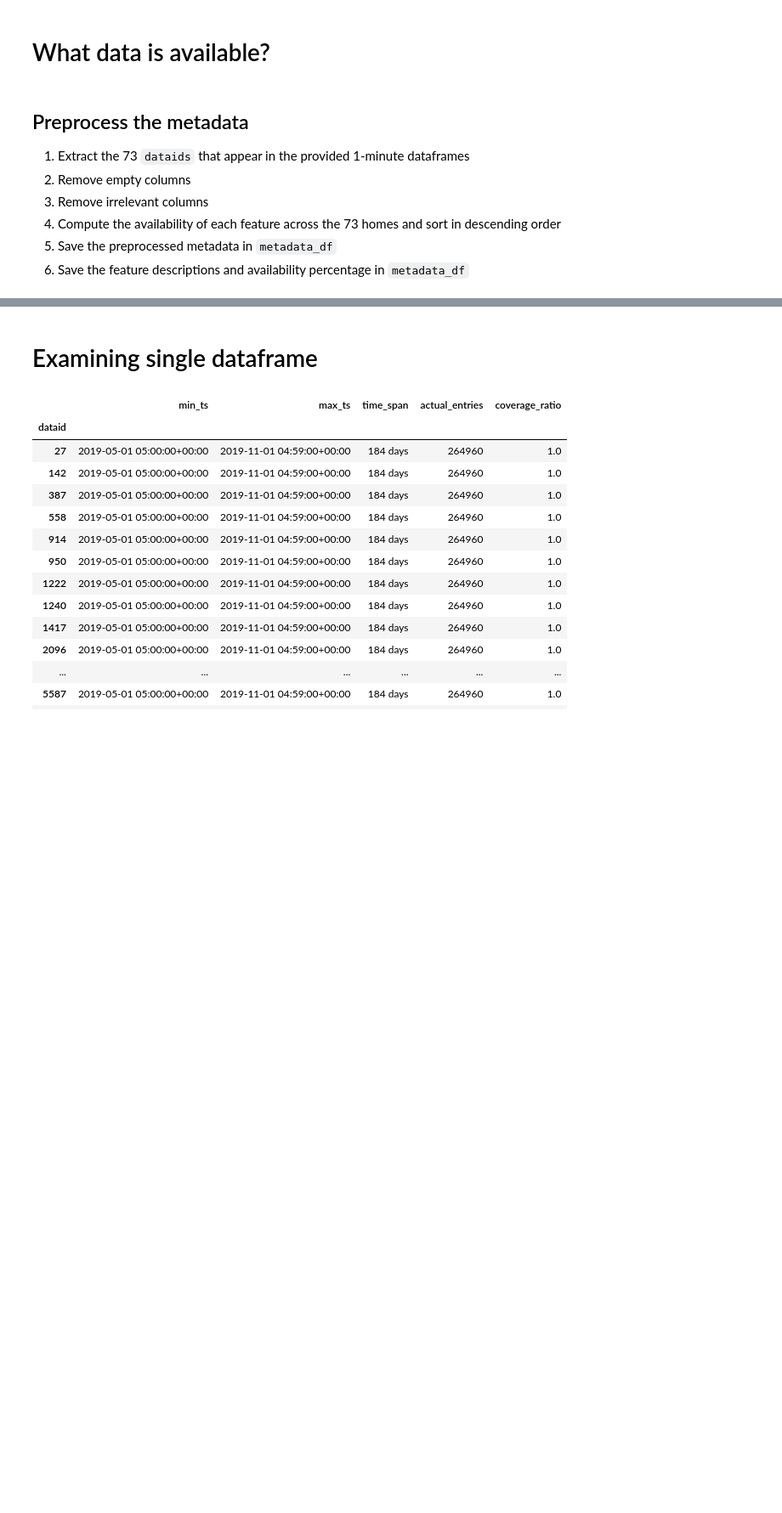
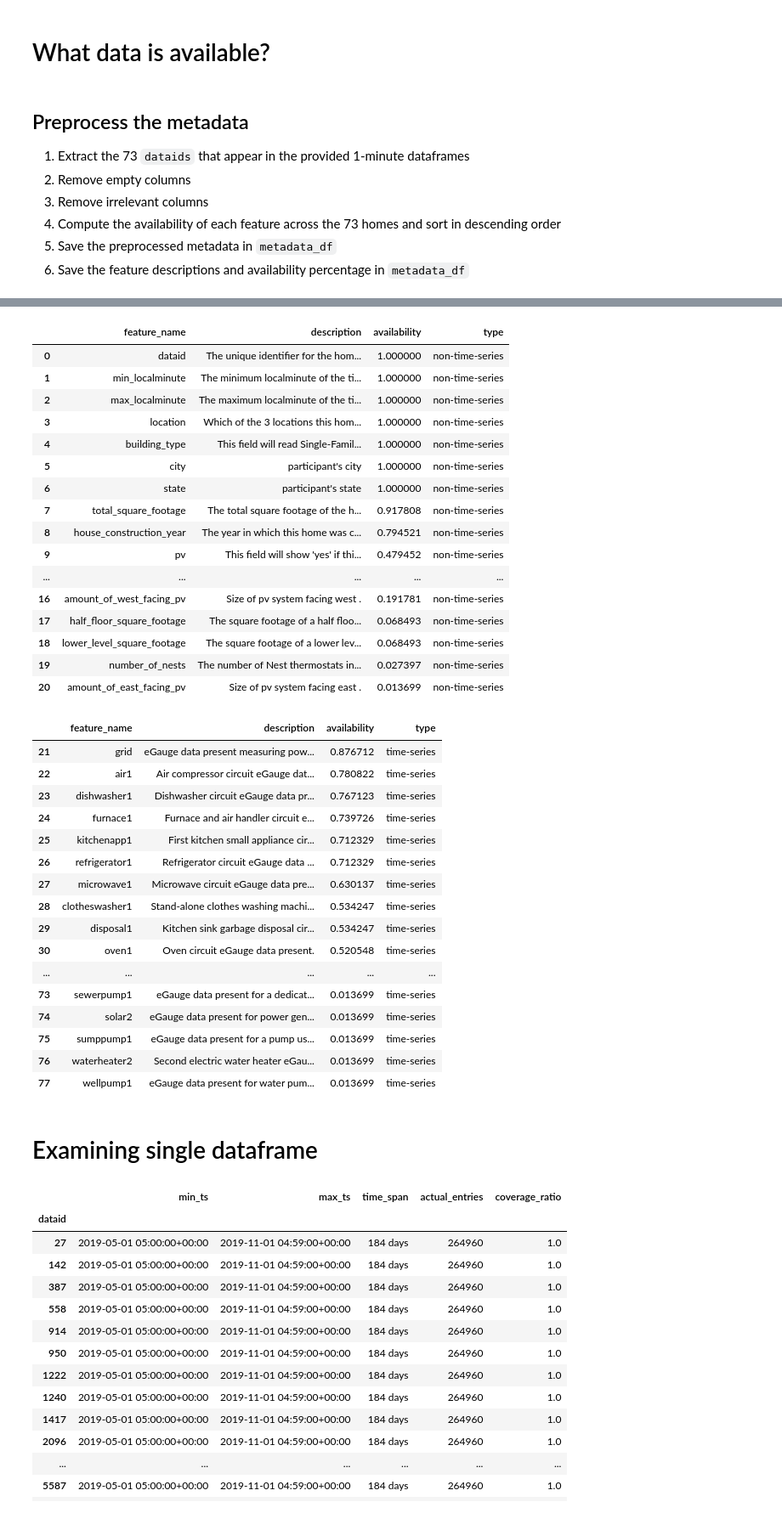
Before and after one commit to jackellishsieh/residential-power-forecasting, a Jupyter notebook: notebooks/jack/jack-pecan-eda.ipynb, the cells around one changed output, grey strips where cells are left out. Shown at 85% size. Saved outputs shown, nothing was run; the diff lists cells and outputs as text; code cells hidden in the pictures; blank space fills up the shorter version.

Commit message:
Update metadata processing

```diff
--- a/notebooks/jack/jack-pecan-eda.ipynb
+++ b/notebooks/jack/jack-pecan-eda.ipynb
@@ -56,23 +104,13 @@ if not os.path.exists(PROCESSED_METADATA_PATH):
 
     # Extract row 0, which provides string descriptions of each of the metadata columns
     description_row = raw_metadata_df.iloc[0]
-    metadata_df = raw_metadata_df.iloc[1:]
+    raw_metadata_df = raw_metadata_df.iloc[1:]
 
     # Convert columns to numeric
     raw_metadata_df = raw_metadata_df.apply(lambda col: pd.to_numeric(col, errors='coerce').fillna(col)).convert_dtypes()
 
-    # For each location, extract the entries that are in the dataids
-    metadata_df = pd.DataFrame()
-    for location, dataids in location_dataids.items():
-        location_metadata_df = raw_metadata_df[raw_metadata_df["dataid"].isin(dataids)]
-        location_metadata_df["location"] = location
-        metadata_df = pd.concat([metadata_df, location_metadata_df])
-    del raw_metadata_df
-
-    print(f"metadata_df['location'].value_counts(): {metadata_df['location'].value_counts()}")
-
-    print(f"metadata_df.columns={metadata_df.columns}")
-    print(f"description_row.index={description_row.index}")
+    # Join the pre-metadata dataframe with the raw metadata dataframe using the dataid column
+    metadata_df = pd.merge(pre_metadata_df, raw_metadata_df, on="dataid", how="left")
 
     # Drop the columns that are all NaN
     empty_metadata_cols = metadata_df.columns[metadata_df.isna().all()]
@@ -93,31 +131,31 @@ if not os.path.exists(PROCESSED_METADATA_PATH):
         for col in metadata_df.columns
     }
 
-    # Identify "data present" columns
-    data_present_cols = set(description_row[
+    # Identify "time series" columns, identified by the description row containing "data present"
+    time_series_cols = sorted(description_row[
         description_row.str.contains("data present", case=False, na=False)
-    ].index.tolist())
+    ].index.tolist(), key=lambda c: availability[c], reverse=True)
 
     # Sort each group by availability descending
-    non_data_present_cols_sorted = sorted(
-        [c for c in metadata_df.columns if c not in ("location", "dataid") and c not in data_present_cols],
+    non_time_series_cols = sorted(
+        [c for c in metadata_df.columns if c not in time_series_cols],
         key=lambda c: availability[c], reverse=True,
     )
-    data_present_cols_sorted = sorted(
-        data_present_cols, key=lambda c: availability[c], reverse=True,
-    )
-    all_ordered_cols = ["location", "dataid"] + non_data_present_cols_sorted + data_present_cols_sorted
+    all_ordered_cols = non_time_series_cols + time_series_cols
 
     # Build description_df covering all columns
     description_df = pd.DataFrame(
         {
-            "description": [description_row.get(c, "Which of the 3 data subsets this entry belongs to") for c in all_ordered_cols],
+            "feature_name": all_ordered_cols,
+            "description": [description_row.get(c, {
+                "min_localminute": "The minimum localminute of the time series data present for this home",
+                "max_localminute": "The maximum localminute of the time series data present for this home",
+                "location": "Which of the 3 locations this home belongs to",
+            }.get(c, "Missing description")) for c in all_ordered_cols],
             "availability": [availability[c] for c in all_ordered_cols],
-            "type": ["location", "dataid"] + ["non-data-present"] * len(non_data_present_cols_sorted) + ["data-present"] * len(data_present_cols_sorted),
+            "type":  ["non-time-series"] * len(non_time_series_cols) + ["time-series"] * len(time_series_cols),
         },
-        index=all_ordered_cols,
     )
-    display(description_df)
 
     # Reorder metadata_df:
     #   location | dataid | non-data-present cols (desc. availability) | data-present cols (desc. availability)
@@ -167,3 +184,41 @@ Description dataframe saved to /Users/jackhsieh/Downloads//residential-power-for
+# %%
+display(description_df[description_df["type"] == "non-time-series"])
+display(description_df[description_df["type"] == "time-series"])
+# %% [output]
+|  | feature_name | description | availability | type |
+| 0 | dataid | The unique identifier for the hom... | 1.000000 | non-time-series |
+| 1 | min_localminute | The minimum localminute of the ti... | 1.000000 | non-time-series |
+| 2 | max_localminute | The maximum localminute of the ti... | 1.000000 | non-time-series |
+| 3 | location | Which of the 3 locations this hom... | 1.000000 | non-time-series |
+| 4 | building_type | This field will read Single-Famil... | 1.000000 | non-time-series |
+| 5 | city | participant's city | 1.000000 | non-time-series |
+| 6 | state | participant's state | 1.000000 | non-time-series |
+| 7 | total_square_footage | The total square footage of the h... | 0.917808 | non-time-series |
+| 8 | house_construction_year | The year in which this home was c... | 0.794521 | non-time-series |
+| 9 | pv | This field will show 'yes' if thi... | 0.479452 | non-time-series |
+| ... | ... | ... | ... | ... |
+| 16 | amount_of_west_facing_pv | Size of pv system facing west . | 0.191781 | non-time-series |
+| 17 | half_floor_square_footage | The square footage of a half floo... | 0.068493 | non-time-series |
+| 18 | lower_level_square_footage | The square footage of a lower lev... | 0.068493 | non-time-series |
+| 19 | number_of_nests | The number of Nest thermostats in... | 0.027397 | non-time-series |
+| 20 | amount_of_east_facing_pv | Size of pv system facing east . | 0.013699 | non-time-series |
+|  | feature_name | description | availability | type |
+| 21 | grid | eGauge data present measuring pow... | 0.876712 | time-series |
+| 22 | air1 | Air compressor circuit eGauge dat... | 0.780822 | time-series |
+| 23 | dishwasher1 | Dishwasher circuit eGauge data pr... | 0.767123 | time-series |
+| 24 | furnace1 | Furnace and air handler circuit e... | 0.739726 | time-series |
+| 25 | kitchenapp1 | First kitchen small appliance cir... | 0.712329 | time-series |
+| 26 | refrigerator1 | Refrigerator circuit eGauge data ... | 0.712329 | time-series |
+| 27 | microwave1 | Microwave circuit eGauge data pre... | 0.630137 | time-series |
+| 28 | clotheswasher1 | Stand-alone clothes washing machi... | 0.534247 | time-series |
+| 29 | disposal1 | Kitchen sink garbage disposal cir... | 0.534247 | time-series |
+| 30 | oven1 | Oven circuit eGauge data present. | 0.520548 | time-series |
+| ... | ... | ... | ... | ... |
+| 73 | sewerpump1 | eGauge data present for a dedicat... | 0.013699 | time-series |
+| 74 | solar2 | eGauge data present for power gen... | 0.013699 | time-series |
+| 75 | sumppump1 | eGauge data present for a pump us... | 0.013699 | time-series |
+| 76 | waterheater2 | Second electric water heater eGau... | 0.013699 | time-series |
+| 77 | wellpump1 | eGauge data present for water pum... | 0.013699 | time-series |
 # %% [markdown]
 # Examining single dataframe
 # %%
```
Also changed, not shown: parts of 3 cells of this notebook, 2 other files.
